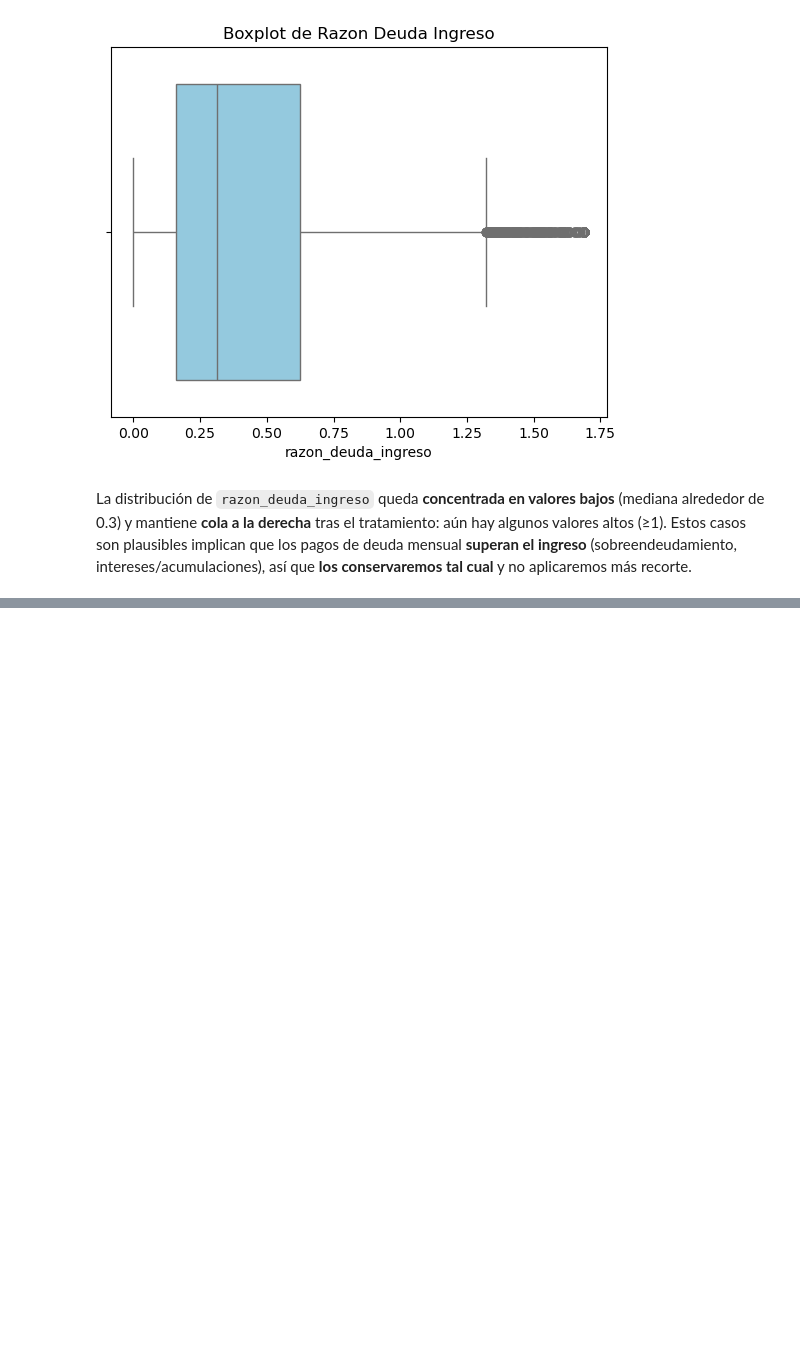
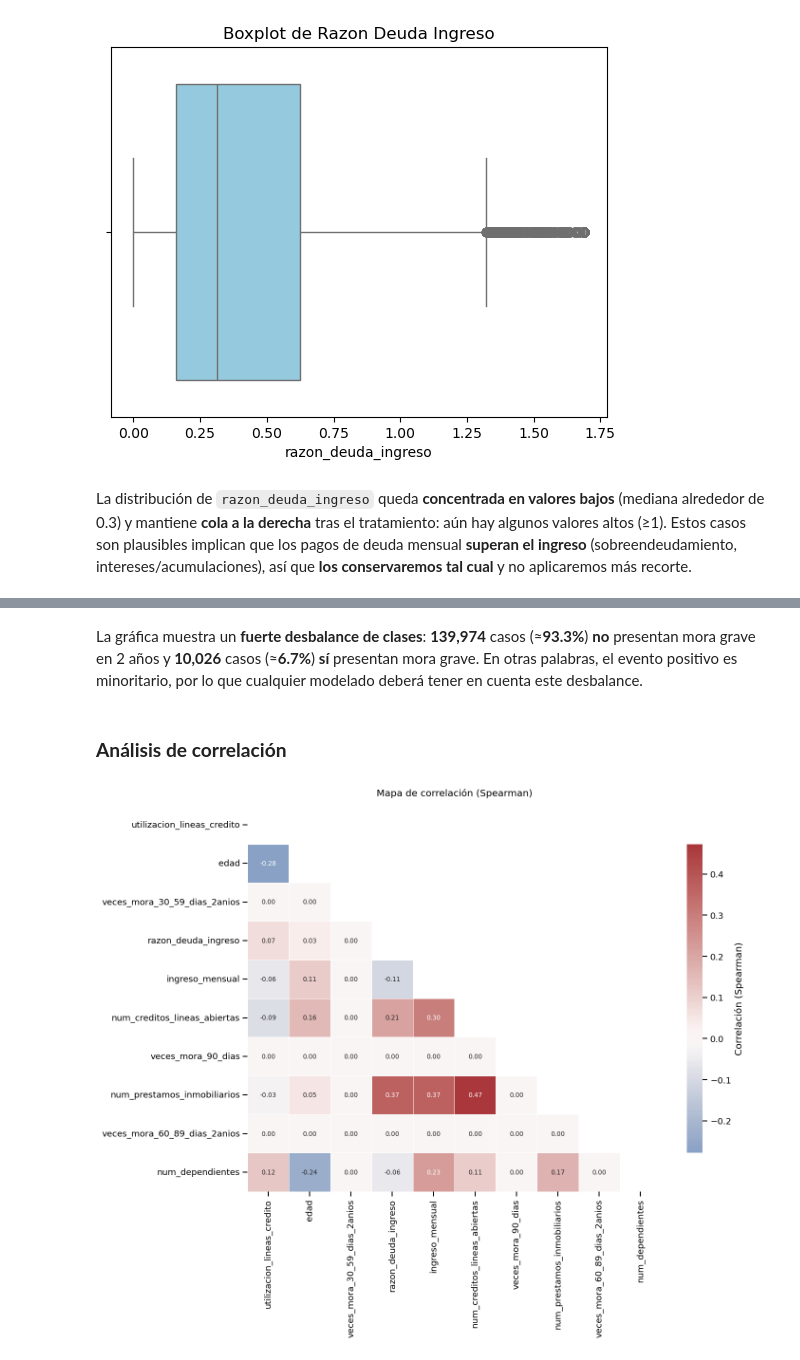
Before and after one commit to sePerezAlbor/ProyectoFinal_MachineLearning, a Jupyter notebook: _sources/EDA.ipynb, the cells around one changed output, grey strips where cells are left out. Cells and saved outputs as stored; diff of their text form; code cells hidden in the pictures; blank space fills up the shorter version.

```diff
--- a/_sources/EDA.ipynb
+++ b/_sources/EDA.ipynb
@@ -769,0 +818,31 @@ La distribución de `razon_deuda_ingreso` queda **concentrada en valores bajos**
+# %% [markdown]
+La gráfica muestra un **fuerte desbalance de clases**: **139,974** casos (≈**93.3%**) **no** presentan mora grave en 2 años y **10,026** casos (≈**6.7%**) **sí** presentan mora grave. En otras palabras, el evento positivo es minoritario, por lo que cualquier modelado deberá tener en cuenta este desbalance.
+# %% [markdown]
+### **Análisis de correlación**
+# %%
+# --- Configuración ---
+target = 'mora_grave_2anios'   # cámbialo si tu objetivo tiene otro nombre
+excluir_target = True          # pon False si quieres incluirla en el mapa
+metodo = 'spearman'            # 'pearson' | 'spearman' | 'kendall'
+
+# --- Selección de columnas numéricas ---
+num_cols = train_data.select_dtypes(include=[np.number]).columns.tolist()
+if excluir_target and target in num_cols:
+    num_cols.remove(target)
+
+# --- Matriz de correlación ---
+corr = train_data[num_cols].corr(method=metodo).fillna(0)  # <- mostrar 0 en lugar de NaN
+
+# --- Heatmap (triángulo inferior) ---
+mask = np.triu(np.ones_like(corr, dtype=bool))
+plt.figure(figsize=(12, 10), dpi=120)
+sns.heatmap(
+    corr, mask=mask, cmap='vlag', center=0,
+    annot=True, fmt=".2f", annot_kws={"size":8},
+    linewidths=.5, cbar_kws={"shrink": .8, "label": f"Correlación ({metodo.title()})"}
+)
+plt.title(f"Mapa de correlación ({metodo.title()})", pad=12)
+plt.tight_layout()
+plt.show()
+# %% [output]
+[figure, added]
```
Also changed, not shown: parts of 13 cells of this notebook, 5 other files.
